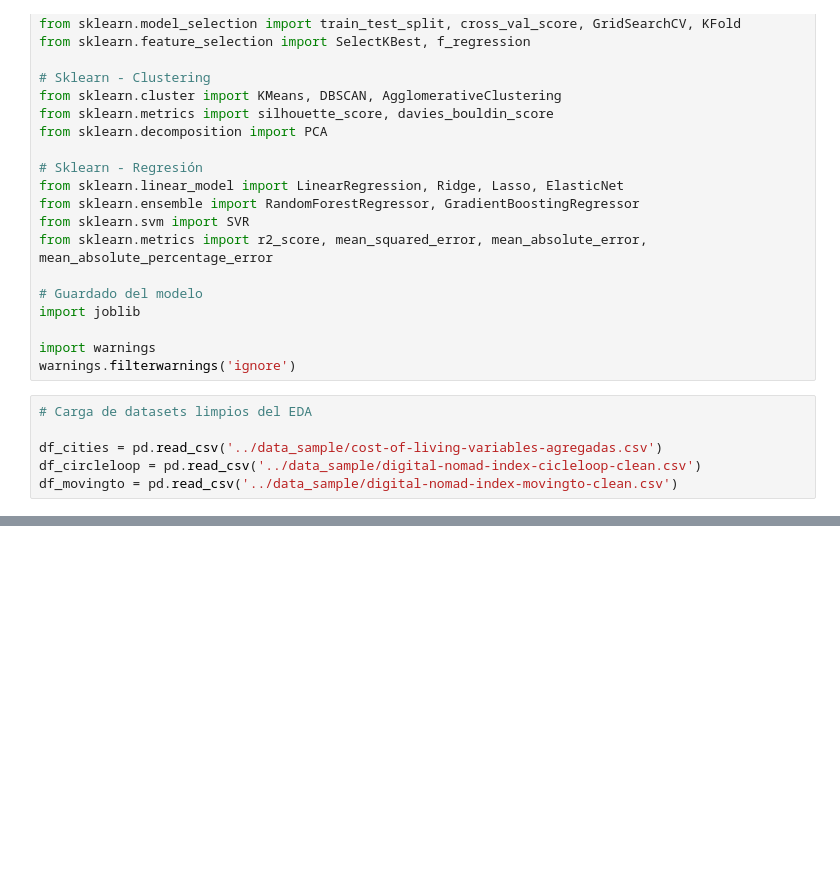
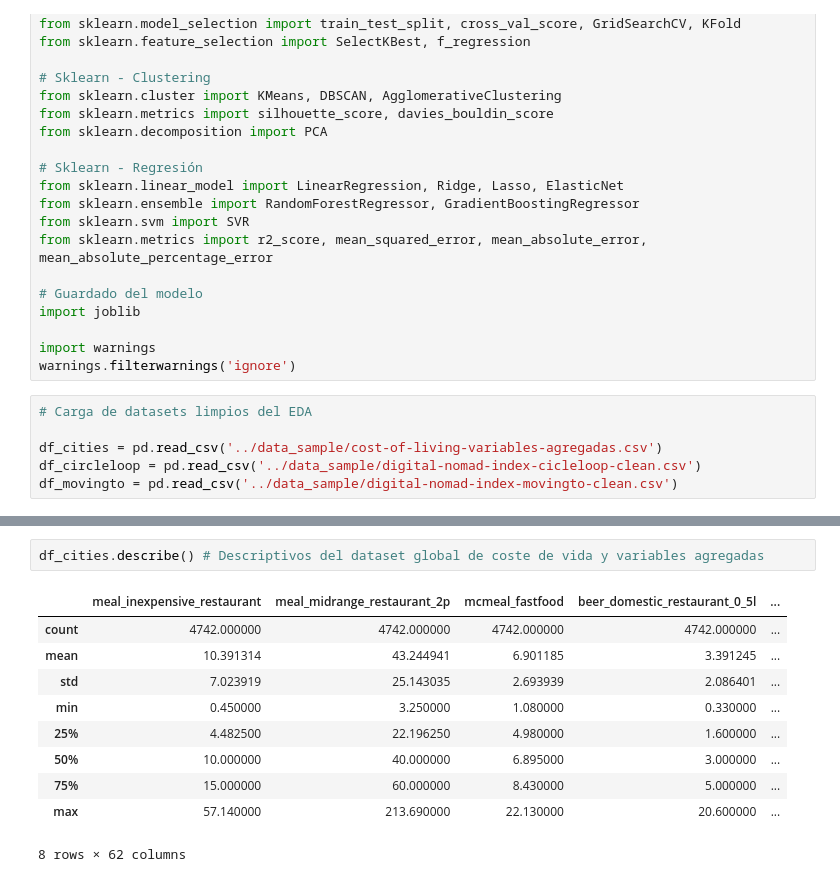
Before and after one commit to danielaaguirrej55-source/Proyecto-ML---Machine-Learning, a Jupyter notebook: src/notebooks/main_juanfcia_models.ipynb, the cells around one changed output, grey strips where cells are left out. Drawn from its saved outputs; the diff is of its cells as text; blank space fills up the shorter version.

Commit message:
Análisis de dataset de ciudades y variables agregados de coste de vida

```diff
--- a/src/notebooks/main_juanfcia_models.ipynb
+++ b/src/notebooks/main_juanfcia_models.ipynb
@@ -130,0 +159,13 @@ display(df_movingto.head(10))
+# %%
+df_cities.describe() # Descriptivos del dataset global de coste de vida y variables agregadas
+# %% [output]
+|  | meal_inexpensive_restaurant | meal_midrange_restaurant_2p | mcmeal_fastfood | beer_domestic_restaurant_0_5l | ... |
+| count | 4742.000000 | 4742.000000 | 4742.000000 | 4742.000000 | ... |
+| mean | 10.391314 | 43.244941 | 6.901185 | 3.391245 | ... |
+| std | 7.023919 | 25.143035 | 2.693939 | 2.086401 | ... |
+| min | 0.450000 | 3.250000 | 1.080000 | 0.330000 | ... |
+| 25% | 4.482500 | 22.196250 | 4.980000 | 1.600000 | ... |
+| 50% | 10.000000 | 40.000000 | 6.895000 | 3.000000 | ... |
+| 75% | 15.000000 | 60.000000 | 8.430000 | 5.000000 | ... |
+| max | 57.140000 | 213.690000 | 22.130000 | 20.600000 | ... |
+8 rows × 62 columns
```
Also changed, not shown: parts of 7 cells of this notebook.
